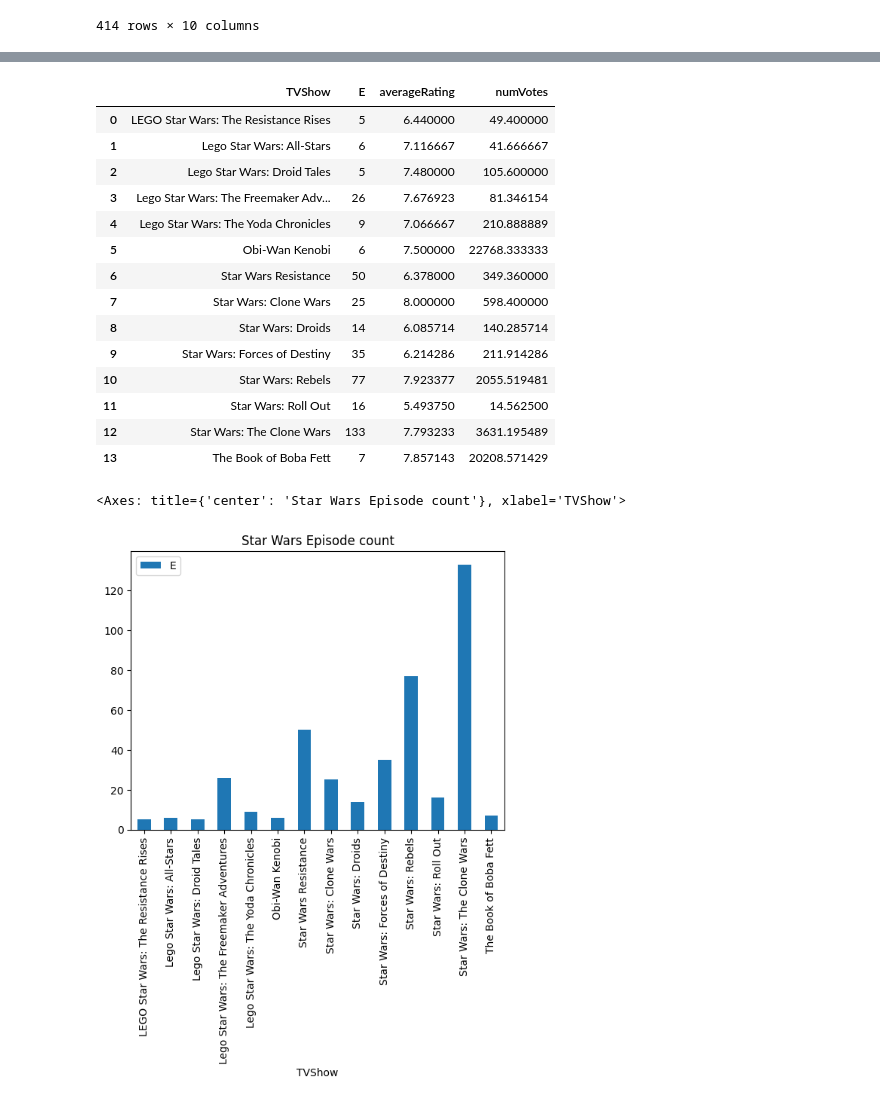
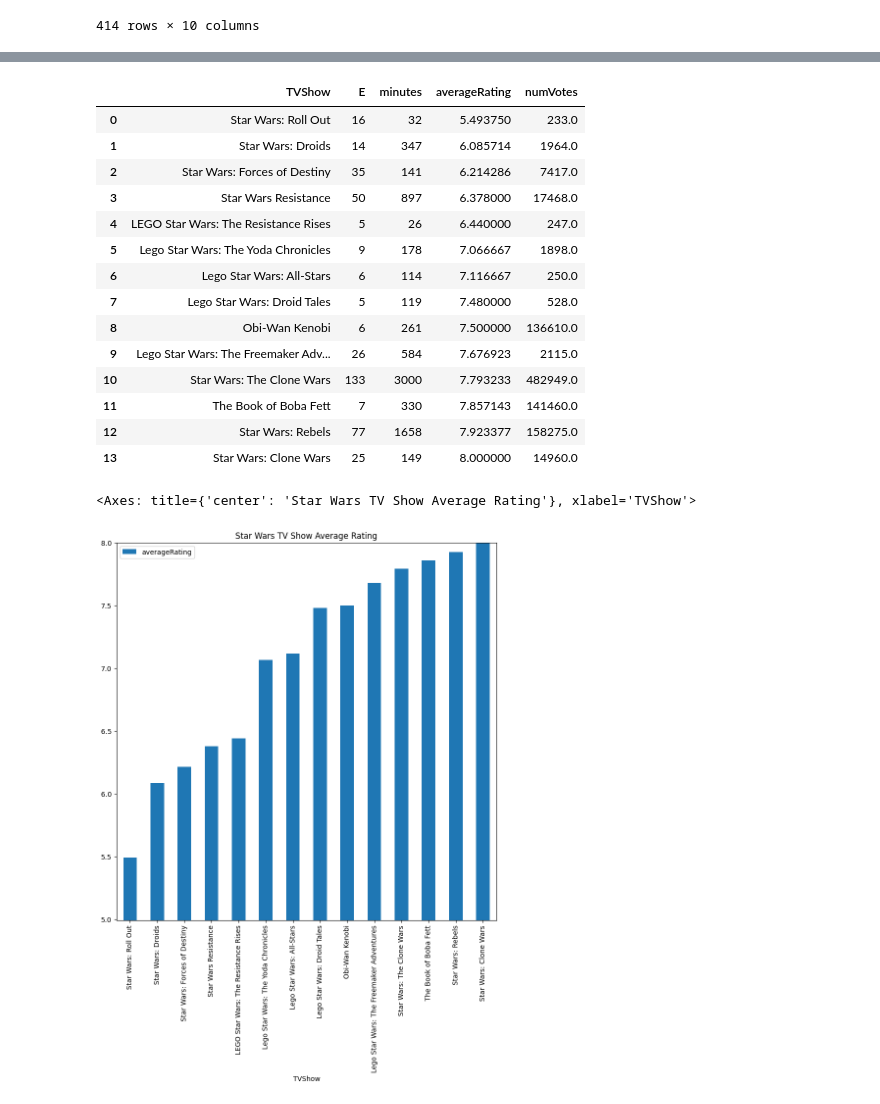
Before and after one commit to salamcast/IMDBnotebooks-DataAnalysis, a Jupyter notebook: imdb-star-wars-analysis.ipynb, the cells around one changed output, grey strips where cells are left out. Saved outputs shown, nothing was run; the diff lists cells and outputs as text; code cells hidden in the pictures.

```diff
--- a/imdb-star-wars-analysis.ipynb
+++ b/imdb-star-wars-analysis.ipynb
@@ -182,0 +35,6 @@ IM = IMDB(tbasics_file, ratings_file)
+# %%
+!rm -f MediaProc.py
+!wget -O MediaProc.py https://raw.githubusercontent.com/salamcast/IMDBnotebook-MySQL/main/MediaProc.py
+
+import MediaProc as mp
+IM = mp.IMDB(tbasics_file, ratings_file)
@@ -317,34 +205,41 @@ SWTV.plot.hexbin(x='startYear',
 # %%
 ep = SWTV.groupby('TVShow').E.count()
-#mins = SWTV.groupby('TVShow').minutes.sum()
+SWTV['minutes'] = SWTV.astype({'minutes': 'int32'}).minutes
+mins = SWTV.groupby('TVShow').minutes.sum()
 rate = SWTV.groupby('TVShow').averageRating.sum()
 votes = SWTV.groupby('TVShow').numVotes.sum()
 
 enum = pd.DataFrame(ep)
-#enum['minutes'] = mins
+enum['minutes'] = mins
 enum['averageRating'] = rate / enum['E']
-enum['numVotes'] = votes / enum['E']
-enum = enum.reset_index()
+enum['numVotes'] = votes
+enum['minutes'] = mins
+enum = enum.sort_values(by="averageRating").reset_index()
 # %%
 enum
 # %% [output]
-|  | TVShow | E | averageRating | numVotes |
-| 0 | LEGO Star Wars: The Resistance Rises | 5 | 6.440000 | 49.400000 |
-| 1 | Lego Star Wars: All-Stars | 6 | 7.116667 | 41.666667 |
-| 2 | Lego Star Wars: Droid Tales | 5 | 7.480000 | 105.600000 |
-| 3 | Lego Star Wars: The Freemaker Adv... | 26 | 7.676923 | 81.346154 |
-| 4 | Lego Star Wars: The Yoda Chronicles | 9 | 7.066667 | 210.888889 |
-| 5 | Obi-Wan Kenobi | 6 | 7.500000 | 22768.333333 |
-| 6 | Star Wars Resistance | 50 | 6.378000 | 349.360000 |
-| 7 | Star Wars: Clone Wars | 25 | 8.000000 | 598.400000 |
-| 8 | Star Wars: Droids | 14 | 6.085714 | 140.285714 |
-| 9 | Star Wars: Forces of Destiny | 35 | 6.214286 | 211.914286 |
-| 10 | Star Wars: Rebels | 77 | 7.923377 | 2055.519481 |
-| 11 | Star Wars: Roll Out | 16 | 5.493750 | 14.562500 |
-| 12 | Star Wars: The Clone Wars | 133 | 7.793233 | 3631.195489 |
-| 13 | The Book of Boba Fett | 7 | 7.857143 | 20208.571429 |
+|  | TVShow | E | minutes | averageRating | numVotes |
+| 0 | Star Wars: Roll Out | 16 | 32 | 5.493750 | 233.0 |
+| 1 | Star Wars: Droids | 14 | 347 | 6.085714 | 1964.0 |
+| 2 | Star Wars: Forces of Destiny | 35 | 141 | 6.214286 | 7417.0 |
+| 3 | Star Wars Resistance | 50 | 897 | 6.378000 | 17468.0 |
+| 4 | LEGO Star Wars: The Resistance Rises | 5 | 26 | 6.440000 | 247.0 |
+| 5 | Lego Star Wars: The Yoda Chronicles | 9 | 178 | 7.066667 | 1898.0 |
+| 6 | Lego Star Wars: All-Stars | 6 | 114 | 7.116667 | 250.0 |
+| 7 | Lego Star Wars: Droid Tales | 5 | 119 | 7.480000 | 528.0 |
+| 8 | Obi-Wan Kenobi | 6 | 261 | 7.500000 | 136610.0 |
+| 9 | Lego Star Wars: The Freemaker Adv... | 26 | 584 | 7.676923 | 2115.0 |
+| 10 | Star Wars: The Clone Wars | 133 | 3000 | 7.793233 | 482949.0 |
+| 11 | The Book of Boba Fett | 7 | 330 | 7.857143 | 141460.0 |
+| 12 | Star Wars: Rebels | 77 | 1658 | 7.923377 | 158275.0 |
+| 13 | Star Wars: Clone Wars | 25 | 149 | 8.000000 | 14960.0 |
 # %%
-enum.plot.bar(x="TVShow", y="E", title="Star Wars Episode count")
+enum.plot.bar(x="TVShow",
+              y="averageRating",
+              title="Star Wars TV Show Average Rating",
+              figsize=(10, 10),
+              ylim = (enum.averageRating.min()-0.5, enum.averageRating.max())
+             )
 # %% [output]
-<Axes: title={'center': 'Star Wars Episode count'}, xlabel='TVShow'>
+<Axes: title={'center': 'Star Wars TV Show Average Rating'}, xlabel='TVShow'>
-[figure, old version]
+[figure, new version]
```
Also changed, not shown: parts of 20 cells of this notebook.
